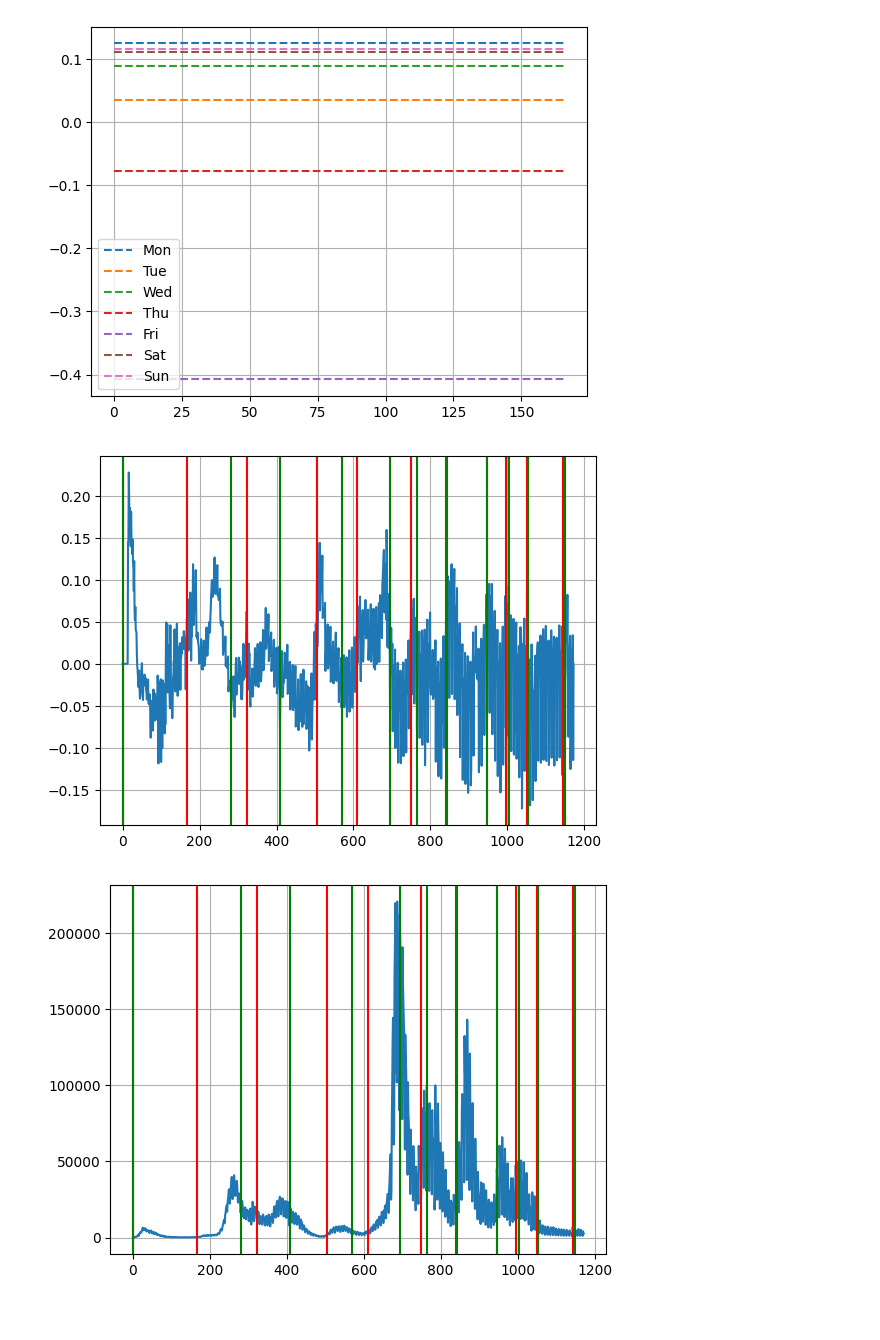
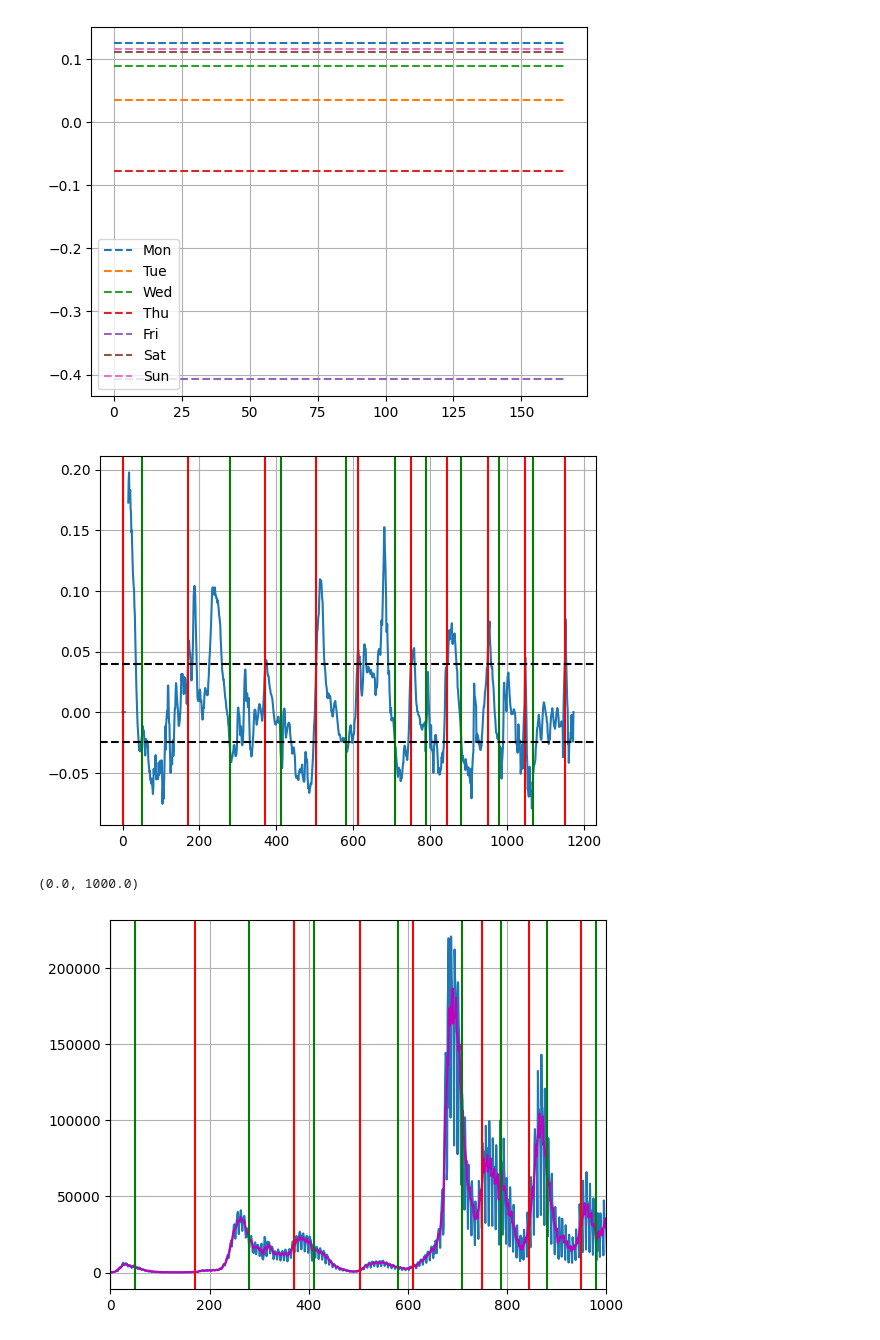
Before and after one commit to Adrianominora/Wave, a Jupyter notebook: script/Loglet.ipynb, the cells around one changed output. Saved outputs shown, nothing was run; the diff lists cells and outputs as text; code cells hidden in the pictures.

```diff
--- a/script/Loglet.ipynb
+++ b/script/Loglet.ipynb
@@ -207,45 +207,62 @@ import matplotlib as mpl
 import pandas as pd
 import Forecast as fc
 
 # Import data
 national_data=pd.read_csv('..\data\dati-andamento-nazionale\dpc-covid19-ita-andamento-nazionale.csv')
 new_pos=national_data['nuovi_positivi'].values
 tt=np.arange(0,new_pos.shape[0])
 
+new_pos_avg=np.empty(new_pos.shape)
+for i in range(new_pos_avg.shape[0]):
+    if i<7:
+        new_pos_avg[i]=np.mean(new_pos[:i+1])
+    else:
+        new_pos_avg[i]=np.mean(new_pos[i-3:i+3])
+
 rt = np.zeros(new_pos.shape)
+new_pos_fit=np.zeros(new_pos.shape)
+window_size = 7
+for t in range(window_size,tt[-1]):
+    # Fit the polynomial to the data points
+    coefficients = np.polyfit(tt[t-window_size:t], new_pos[t-window_size:t], 0)
 
-for t in range(14,tt[-1]):
-    rt[t] = fc.compute_rt(new_pos[0:t],window_size=14)
+    # Evaluate the polynomial at the x values
+    new_pos_fit[t] = np.polyval(coefficients, t)
+
+for t in range(window_size,tt[-1]):
+    rt[t] = fc.compute_rt(new_pos_fit[0:t],window_size)
 
 t_start = [0]
-t_end = [0]
+t_end = [50]
 t=0
-ended = True
-started = False
 while t<tt[-1]:
-    if rt[t]>0.05 and ended:
+    if rt[t]>0.04 and t>t_end[-1] and t>t_start[-1]+40 and len(t_end)==len(t_start):
         t_start.append(t)
-        ended = False
-        started = True
-    if rt[t]<-0.05 and started and t>t_start[-1]+20:
+    if rt[t]<-0.025 and t>t_start[-1]+20 and t>t_end[-1]+40 and len(t_end)==len(t_start)-1:
         t_end.append(t)
-        ended = True
-        started = False
     t+=1
 
 plt.figure()
 plt.plot(rt)
 for i in range(len(t_start)):
     plt.axvline(t_start[i], color='r')
-    plt.axvline(t_end[i], color='g')
+    if i<len(t_end):
+        plt.axvline(t_end[i], color='g')
+plt.axhline(0.04, linestyle='--', color='k')
+plt.axhline(-0.025, linestyle='--', color='k')
 plt.grid(True)
+plt.show()
 
 plt.figure()
 plt.plot(new_pos)
+plt.plot(new_pos_avg,'m-')
 for i in range(len(t_start)):
     plt.axvline(t_start[i], color='r')
-    plt.axvline(t_end[i], color='g')
+    if i<len(t_end):
+        plt.axvline(t_end[i], color='g')
 plt.grid(True)
+plt.xlim(0,1000)
 # %% [output]
-[figure, old version]
+[figure, new version]
+(0.0, 1000.0)
-[figure, old version]
+[figure, new version]
```
Also changed, not shown: parts of 4 cells of this notebook, 4 other files.
